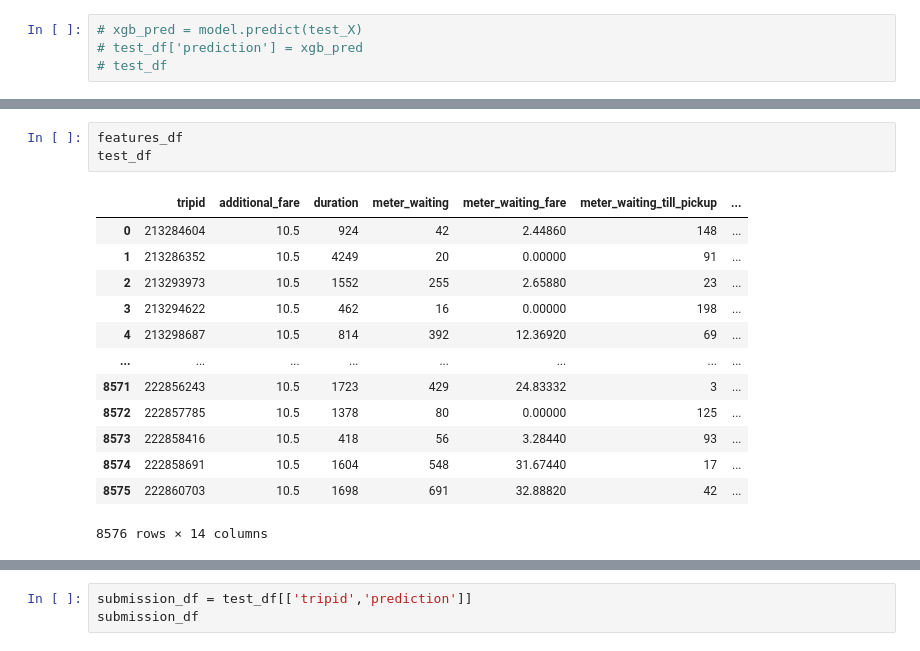
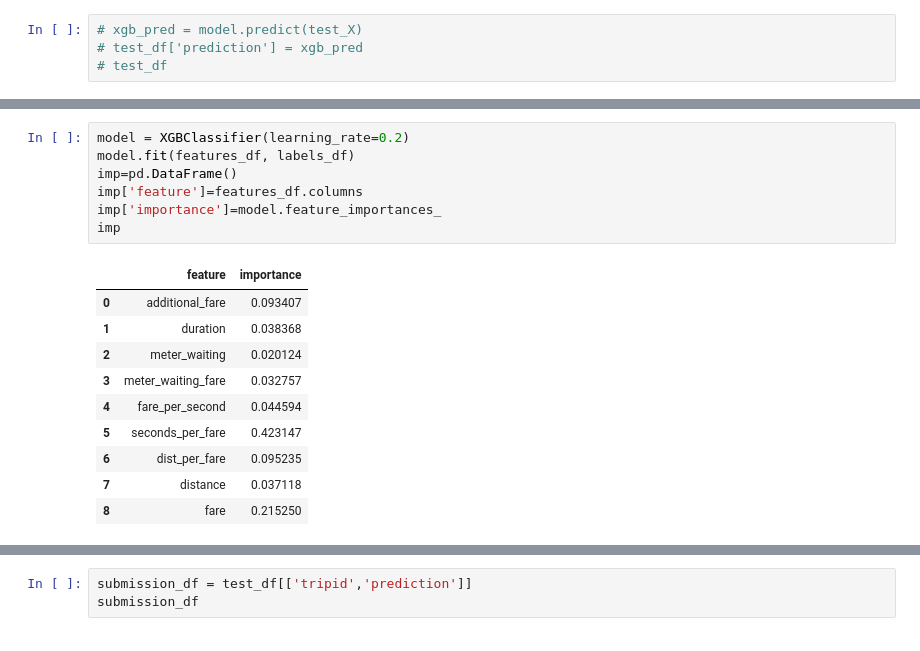
Before and after one commit to Dhananjana97/ML-Ride-Fair, a Jupyter notebook: sec_per_fare_XGBOOST.ipynb, the cells around one changed output, grey strips where cells are left out. Drawn from its saved outputs; the diff is of its cells as text.

```diff
--- a/sec_per_fare_XGBOOST.ipynb
+++ b/sec_per_fare_XGBOOST.ipynb
@@ -512,18 +525,19 @@ test_df['prediction'].value_counts()
 Name: prediction, dtype: int64
-# %%
-features_df
-test_df
-# %% [output]
-|  | tripid | additional_fare | duration | meter_waiting | meter_waiting_fare | meter_waiting_till_pickup | ... |
-| 0 | 213284604 | 10.5 | 924 | 42 | 2.44860 | 148 | ... |
-| 1 | 213286352 | 10.5 | 4249 | 20 | 0.00000 | 91 | ... |
-| 2 | 213293973 | 10.5 | 1552 | 255 | 2.65880 | 23 | ... |
-| 3 | 213294622 | 10.5 | 462 | 16 | 0.00000 | 198 | ... |
-| 4 | 213298687 | 10.5 | 814 | 392 | 12.36920 | 69 | ... |
-| ... | ... | ... | ... | ... | ... | ... | ... |
-| 8571 | 222856243 | 10.5 | 1723 | 429 | 24.83332 | 3 | ... |
-| 8572 | 222857785 | 10.5 | 1378 | 80 | 0.00000 | 125 | ... |
-| 8573 | 222858416 | 10.5 | 418 | 56 | 3.28440 | 93 | ... |
-| 8574 | 222858691 | 10.5 | 1604 | 548 | 31.67440 | 17 | ... |
-| 8575 | 222860703 | 10.5 | 1698 | 691 | 32.88820 | 42 | ... |
-8576 rows × 14 columns
+# %%
+model = XGBClassifier(learning_rate=0.2)
+model.fit(features_df, labels_df)
+imp=pd.DataFrame()
+imp['feature']=features_df.columns
+imp['importance']=model.feature_importances_
+imp
+# %% [output]
+|  | feature | importance |
+| 0 | additional_fare | 0.093407 |
+| 1 | duration | 0.038368 |
+| 2 | meter_waiting | 0.020124 |
+| 3 | meter_waiting_fare | 0.032757 |
+| 4 | fare_per_second | 0.044594 |
+| 5 | seconds_per_fare | 0.423147 |
+| 6 | dist_per_fare | 0.095235 |
+| 7 | distance | 0.037118 |
+| 8 | fare | 0.215250 |
```
Also changed, not shown: parts of 13 cells of this notebook.
